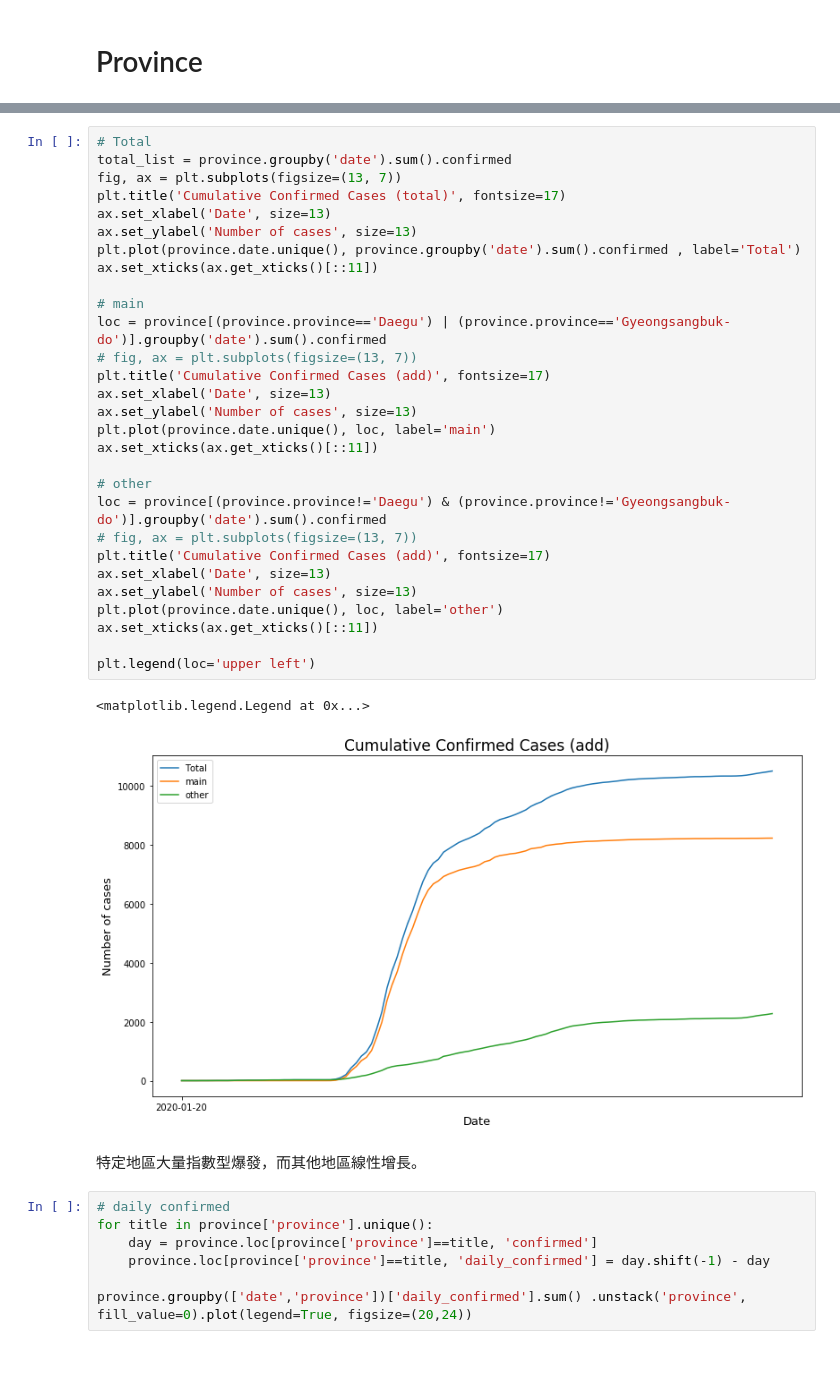
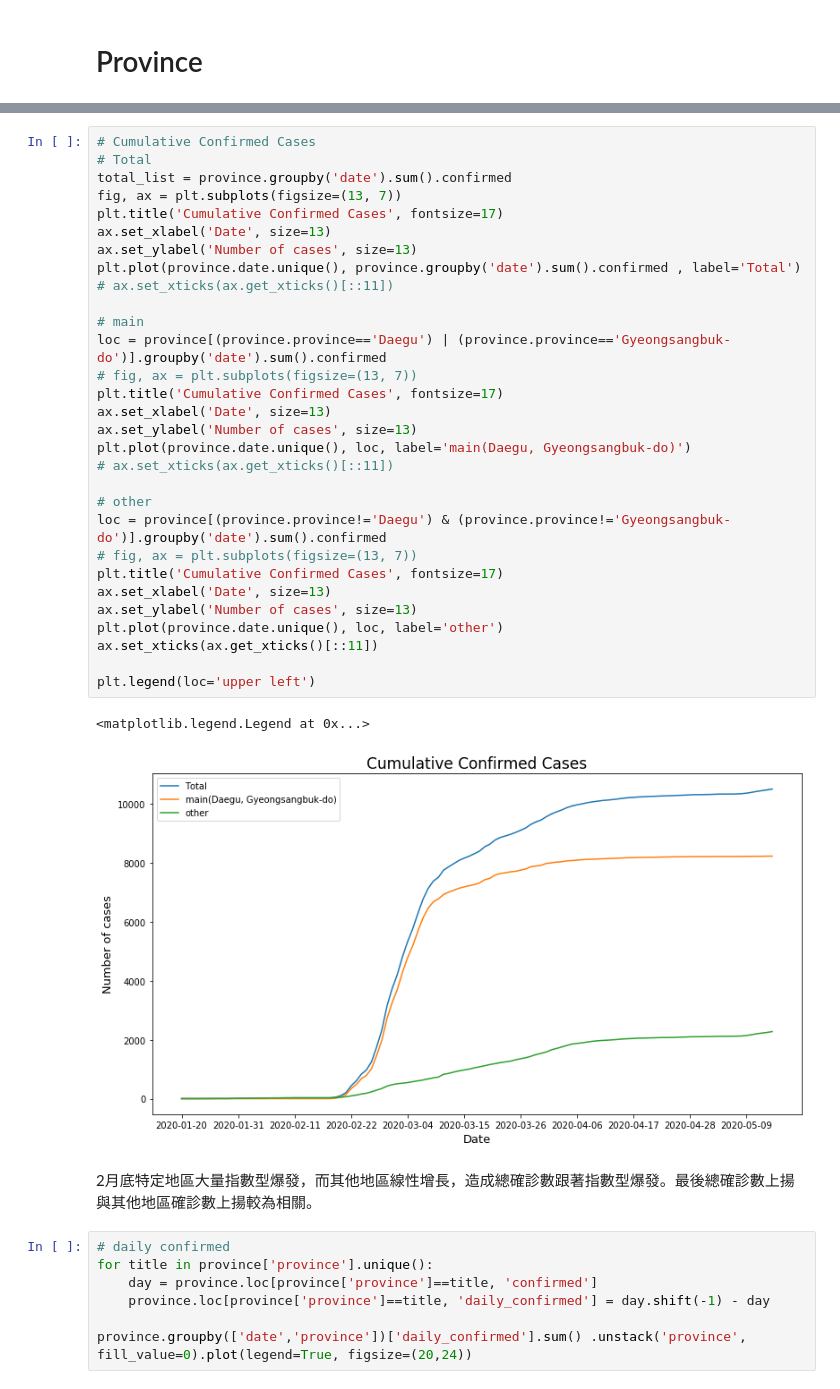
Before and after one commit to starfor065841/FDA_Final_project, a Jupyter notebook: Final_project/data.ipynb, the cells around one changed output, grey strips where cells are left out. Cells and saved outputs as stored; diff of their text form; blank space fills up the shorter version.

```diff
--- a/Final_project/data.ipynb
+++ b/Final_project/data.ipynb
@@ -300,37 +270,38 @@ ax.set_xticks(ax.get_xticks()[::11])
 # %%
+# Cumulative Confirmed Cases
 # Total
 total_list = province.groupby('date').sum().confirmed
 fig, ax = plt.subplots(figsize=(13, 7))
-plt.title('Cumulative Confirmed Cases (total)', fontsize=17)
+plt.title('Cumulative Confirmed Cases', fontsize=17)
 ax.set_xlabel('Date', size=13)
 ax.set_ylabel('Number of cases', size=13)
 plt.plot(province.date.unique(), province.groupby('date').sum().confirmed , label='Total')
-ax.set_xticks(ax.get_xticks()[::11])
+# ax.set_xticks(ax.get_xticks()[::11])
 
 # main
 loc = province[(province.province=='Daegu') | (province.province=='Gyeongsangbuk-do')].groupby('date').sum().confirmed
 # fig, ax = plt.subplots(figsize=(13, 7))
-plt.title('Cumulative Confirmed Cases (add)', fontsize=17)
+plt.title('Cumulative Confirmed Cases', fontsize=17)
 ax.set_xlabel('Date', size=13)
 ax.set_ylabel('Number of cases', size=13)
-plt.plot(province.date.unique(), loc, label='main')
-ax.set_xticks(ax.get_xticks()[::11])
+plt.plot(province.date.unique(), loc, label='main(Daegu, Gyeongsangbuk-do)')
+# ax.set_xticks(ax.get_xticks()[::11])
 
 # other
 loc = province[(province.province!='Daegu') & (province.province!='Gyeongsangbuk-do')].groupby('date').sum().confirmed
 # fig, ax = plt.subplots(figsize=(13, 7))
-plt.title('Cumulative Confirmed Cases (add)', fontsize=17)
+plt.title('Cumulative Confirmed Cases', fontsize=17)
 ax.set_xlabel('Date', size=13)
 ax.set_ylabel('Number of cases', size=13)
 plt.plot(province.date.unique(), loc, label='other')
 ax.set_xticks(ax.get_xticks()[::11])
 
 plt.legend(loc='upper left')
 # %% [output]
 <matplotlib.legend.Legend at 0x...>
-[figure, old version]
+[figure, new version]
-# %% [markdown]
-特定地區大量指數型爆發，而其他地區線性增長。
+# %% [markdown]
+2月底特定地區大量指數型爆發，而其他地區線性增長，造成總確診數跟著指數型爆發。最後總確診數上揚與其他地區確診數上揚較為相關。
 # %%
 # daily confirmed
 for title in province['province'].unique():
```
Also changed, not shown: parts of 31 cells of this notebook.
